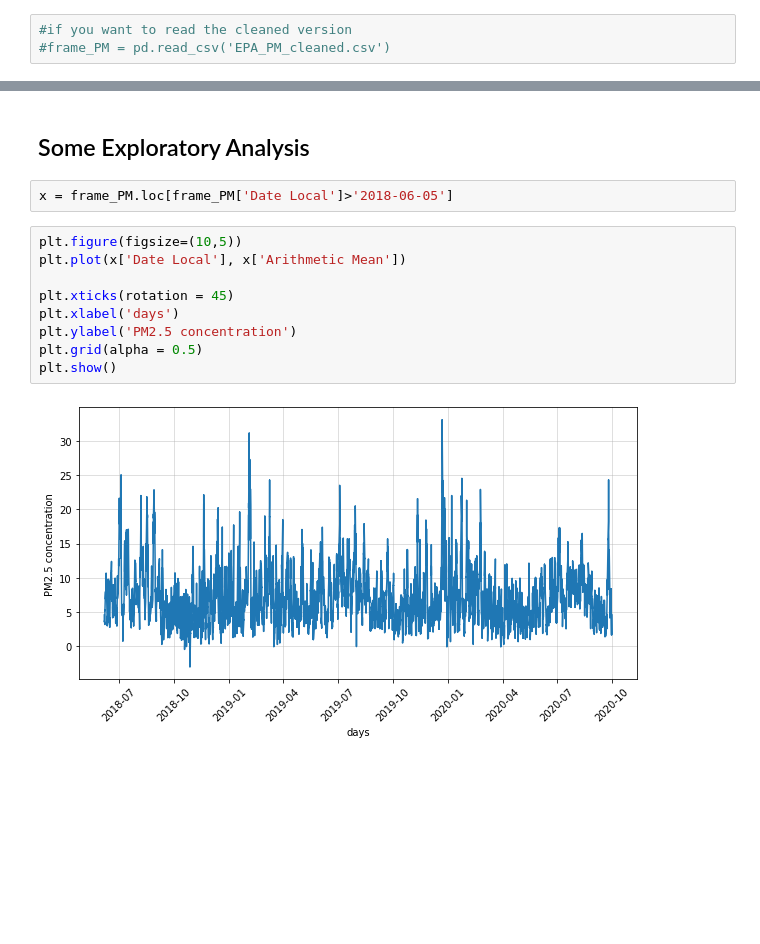
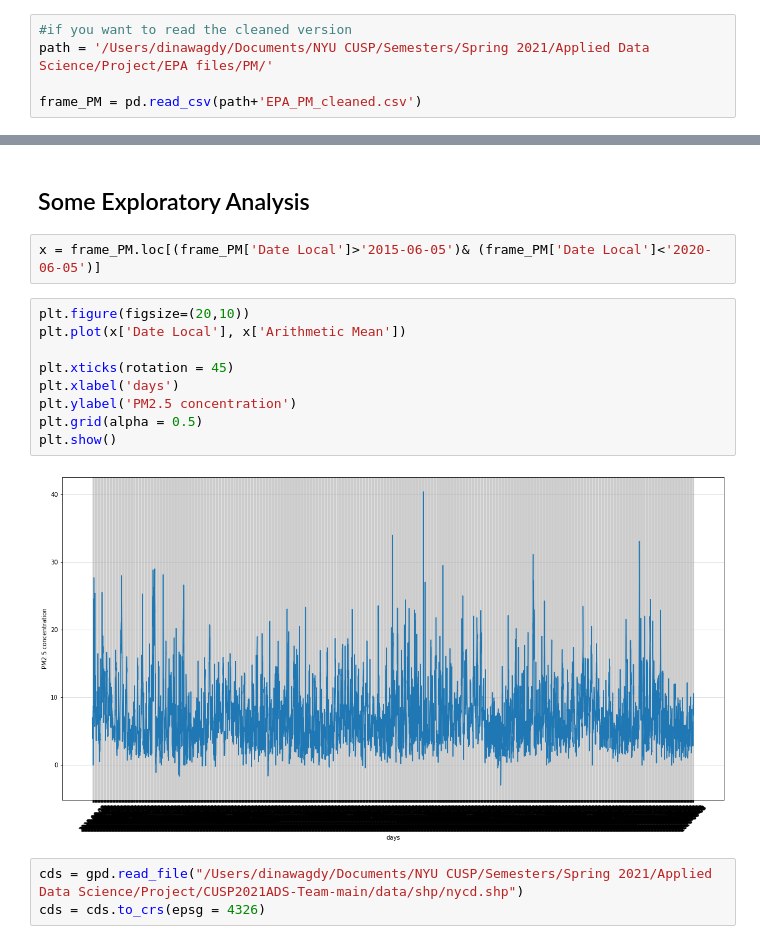
Before and after one commit to amaqals/CUSP2021ADS-Team, a Jupyter notebook: EPA Air Quality Datasets.ipynb, the cells around one changed output, grey strips where cells are left out. Drawn from its saved outputs; the diff is of its cells as text; blank space fills up the shorter version.

```diff
--- a/EPA Air Quality Datasets.ipynb
+++ b/EPA Air Quality Datasets.ipynb
@@ -256,7 +263,9 @@ frame_PM['Date Local'] =  pd.to_datetime(frame_PM['Date Local'], format='%Y-%m-%
 frame_PM.to_csv('/Users/dinawagdy/Documents/NYU CUSP/Semesters/Spring 2021/Applied Data Science/Project/EPA files/PM/EPA_PM_cleaned.csv')
 # %%
 #if you want to read the cleaned version
-#frame_PM = pd.read_csv('EPA_PM_cleaned.csv')
+path = '/Users/dinawagdy/Documents/NYU CUSP/Semesters/Spring 2021/Applied Data Science/Project/EPA files/PM/'
+
+frame_PM = pd.read_csv(path+'EPA_PM_cleaned.csv')
 # %% [markdown]
 ## Site & Monitors
 # %% [markdown]
@@ -387,15 +409,18 @@ df_monitors.to_csv('/Users/dinawagdy/Documents/NYU CUSP/Semesters/Spring 2021/Ap
 # %% [markdown]
 ## Some Exploratory Analysis
 # %%
-x = frame_PM.loc[frame_PM['Date Local']>'2018-06-05']
+x = frame_PM.loc[(frame_PM['Date Local']>'2015-06-05')& (frame_PM['Date Local']<'2020-06-05')]
 # %%
-plt.figure(figsize=(10,5))
+plt.figure(figsize=(20,10))
 plt.plot(x['Date Local'], x['Arithmetic Mean'])
 
 plt.xticks(rotation = 45)
 plt.xlabel('days')
 plt.ylabel('PM2.5 concentration')
 plt.grid(alpha = 0.5)
 plt.show()
 # %% [output]
-[figure, old version]
+[figure, new version]
+# %%
+cds = gpd.read_file("/Users/dinawagdy/Documents/NYU CUSP/Semesters/Spring 2021/Applied Data Science/Project/CUSP2021ADS-Team-main/data/shp/nycd.shp")
+cds = cds.to_crs(epsg = 4326)
```
Also changed, not shown: parts of 20 cells of this notebook.
